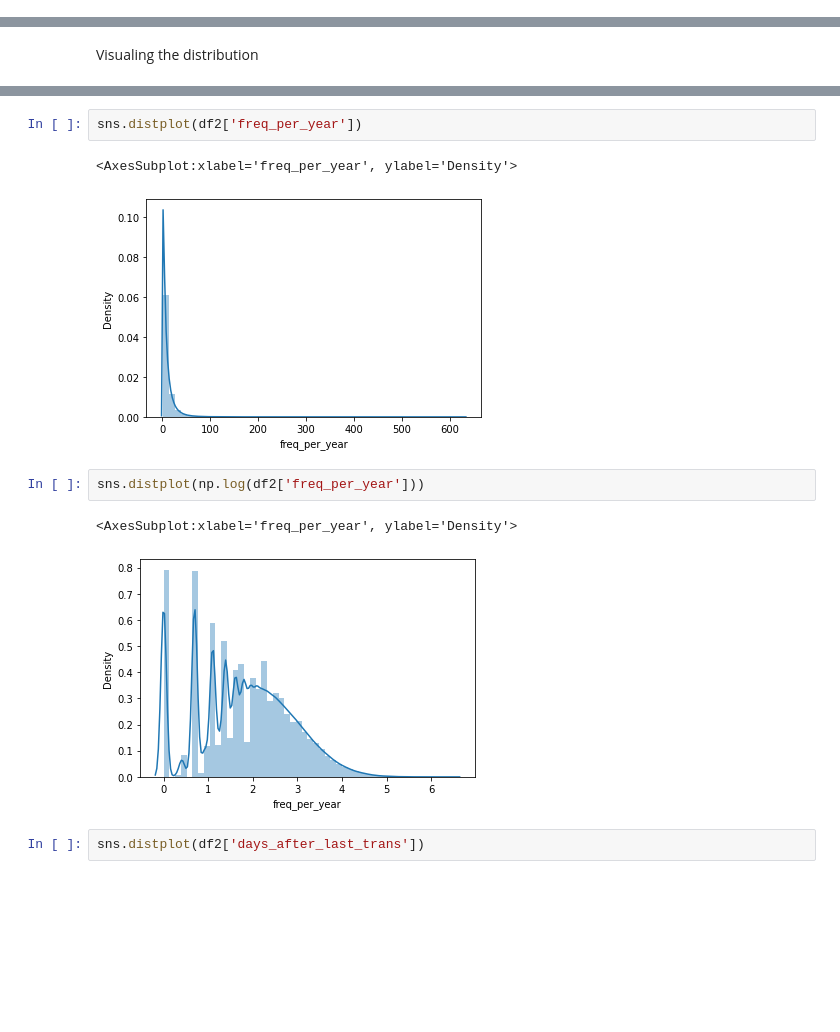
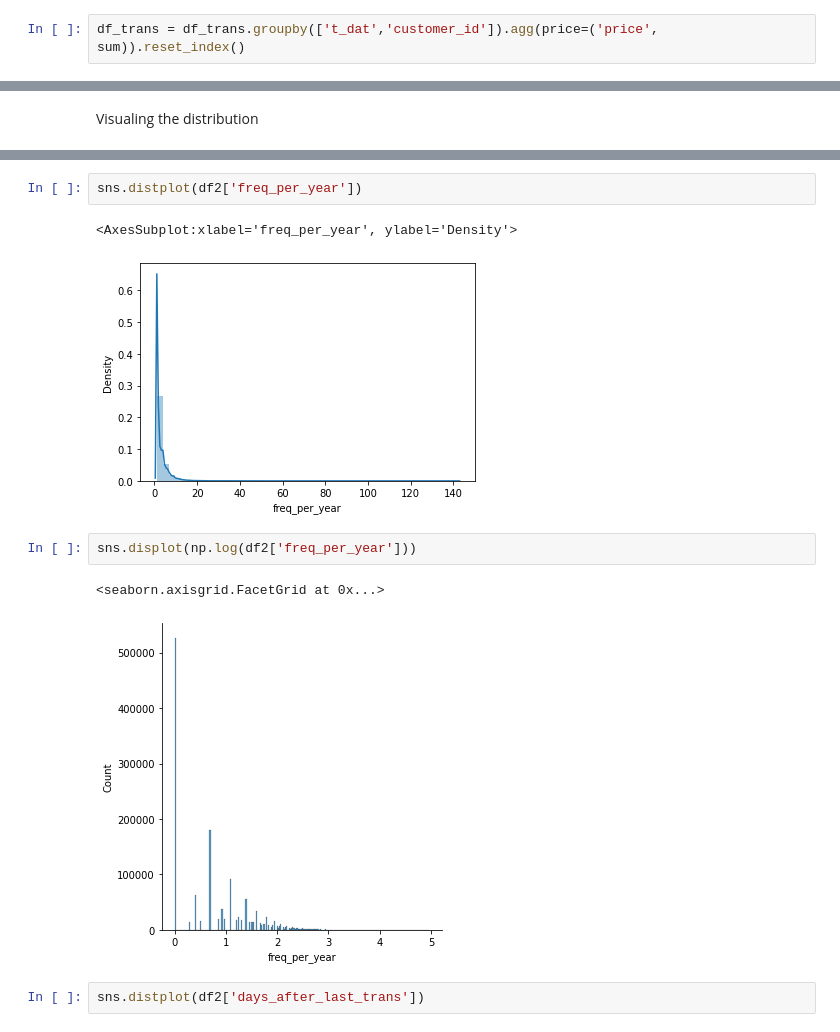
Before and after one commit to dljw/kaggle, a Jupyter notebook: h-m-eda.ipynb, the cells around one changed output, grey strips where cells are left out. Cells and saved outputs as stored; diff of their text form; blank space fills up the shorter version.

```diff
--- a/h-m-eda.ipynb
+++ b/h-m-eda.ipynb
@@ -134,6 +129,8 @@ Name: year, dtype: float64
 ## Calculating customer lifetime value
 # %% [markdown]
 Grouping customer with their transactions data
+# %%
+df_trans = df_trans.groupby(['t_dat','customer_id']).agg(price=('price', sum)).reset_index()
 # %%
 df = pd.merge(left= cust, right = df_trans,on ='customer_id', how="left")
 df.shape
@@ -216,12 +209,12 @@ sns.distplot(np.log(df2['avg_price']))
 sns.distplot(df2['freq_per_year'])
 # %% [output]
 <AxesSubplot:xlabel='freq_per_year', ylabel='Density'>
-[figure, old version]
+[figure, new version]
 # %%
-sns.distplot(np.log(df2['freq_per_year']))
+sns.displot(np.log(df2['freq_per_year']))
 # %% [output]
-<AxesSubplot:xlabel='freq_per_year', ylabel='Density'>
+<seaborn.axisgrid.FacetGrid at 0x...>
-[figure, old version]
+[figure, new version]
 # %%
 sns.distplot(df2['days_after_last_trans'])
 # %% [output]
```
Also changed, not shown: parts of 8 cells of this notebook.
